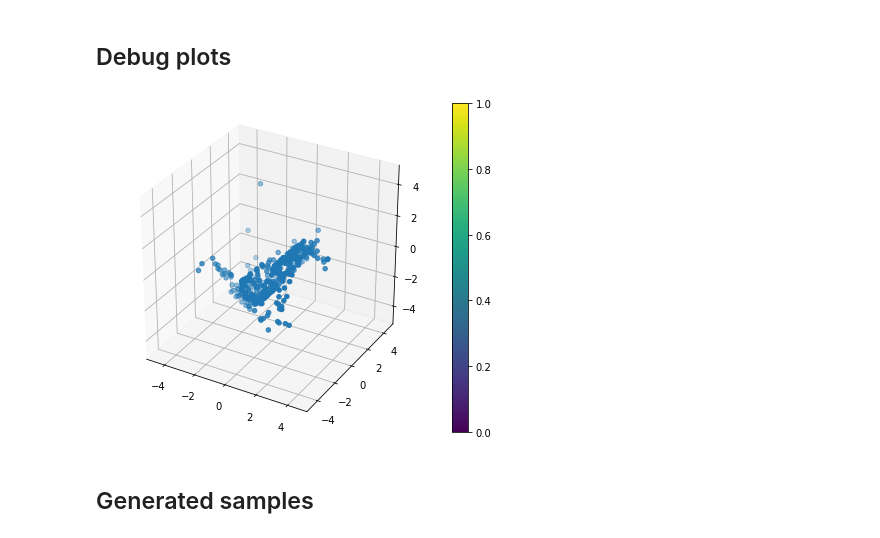
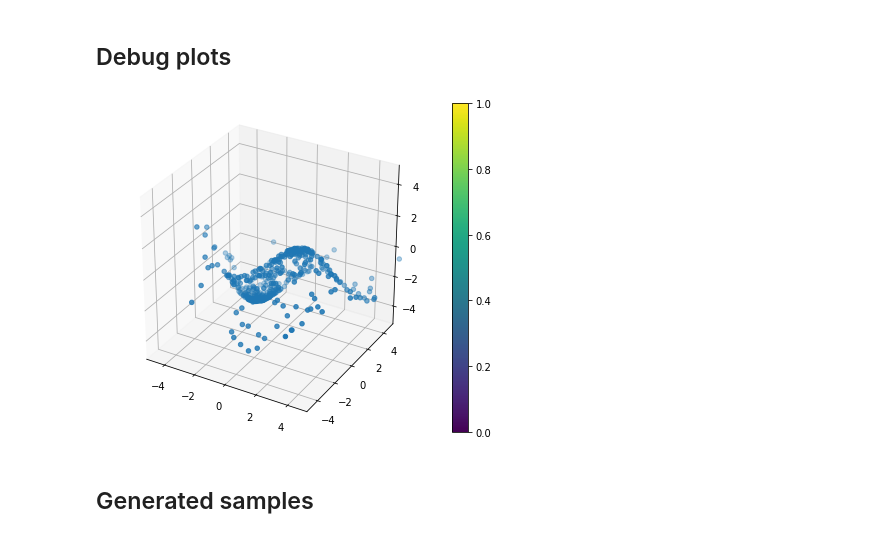
Before and after one commit to johannbrehmer/manifold-flow, a Jupyter notebook: experiments/notebooks/plot_power_results.ipynb, the cells around one changed output. Saved outputs shown, nothing was run; the diff lists cells and outputs as text; code cells hidden in the pictures.

```diff
--- a/experiments/notebooks/plot_power_results.ipynb
+++ b/experiments/notebooks/plot_power_results.ipynb
@@ -306,10 +281,10 @@ def plot_test(algo=2, run=0, boundary=5., n=500):
 
     plt.tight_layout()
     plt.show()
-# %%
-plot_gen(2,1)
-# %% [output]
-[figure, removed]
+# %%
+plot_gen(0, 0)
+# %% [output]
+[figure, added]
 # %% [markdown]
 ## Generated samples
 # %%
```
Also changed, not shown: parts of 14 cells of this notebook, 9 other files.
